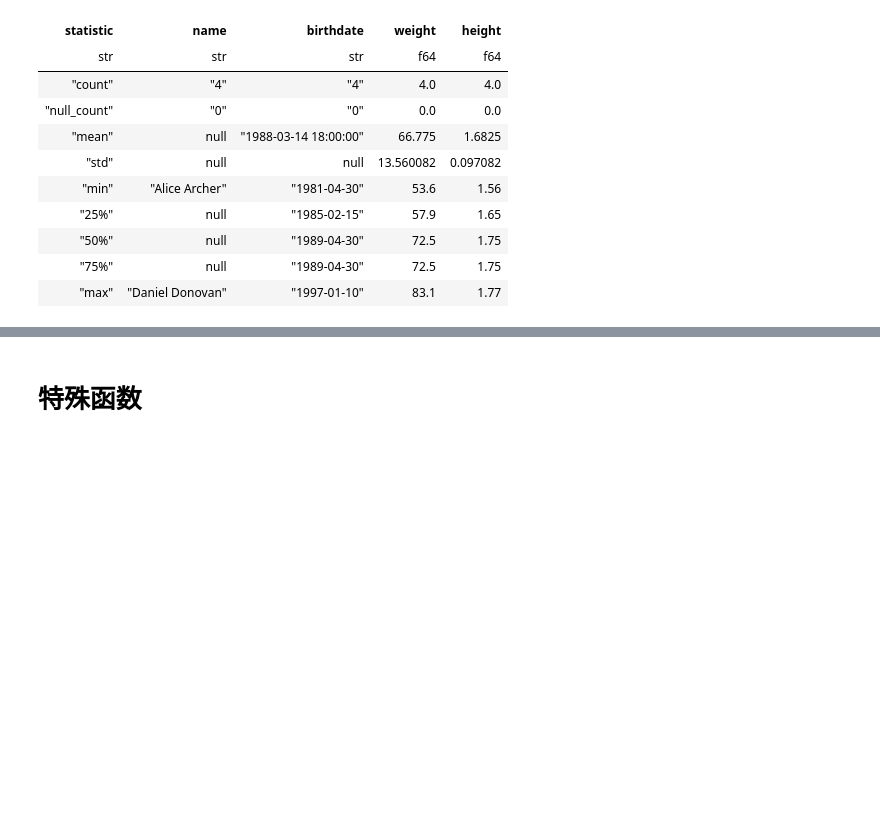
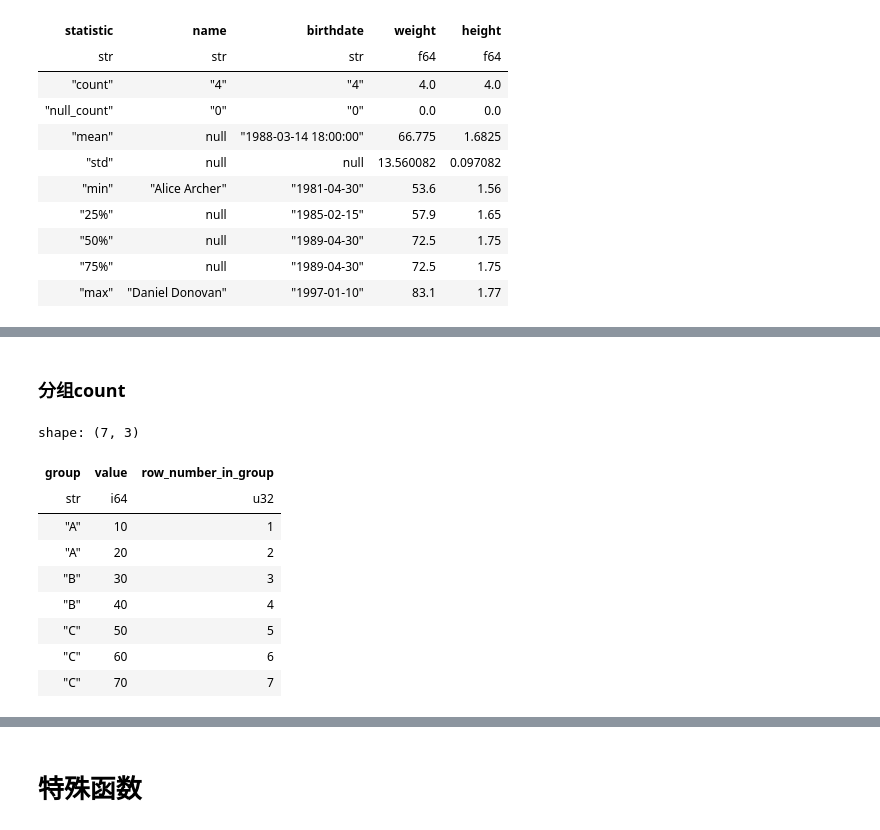
Before and after one commit to iridescentGray/self-learn-python-project, a Jupyter notebook: data_analysis/polars_api/DataFrame/base.ipynb, the cells around one changed output, grey strips where cells are left out. Saved outputs shown, nothing was run; the diff lists cells and outputs as text; code cells hidden in the pictures; blank space fills up the shorter version.

```diff
--- a/data_analysis/polars_api/DataFrame/base.ipynb
+++ b/data_analysis/polars_api/DataFrame/base.ipynb
@@ -835,0 +882,18 @@ shape: (9, 5)
+# %% [markdown]
+### 分组count
+# %%
+df_result = df.with_columns(
+    pl.col("value").cum_count().alias("row_number_in_group")
+)
+df_result
+# %% [output]
+shape: (7, 3)
+| group | value | row_number_in_group |
+| str | i64 | u32 |
+| "A" | 10 | 1 |
+| "A" | 20 | 2 |
+| "B" | 30 | 3 |
+| "B" | 40 | 4 |
+| "C" | 50 | 5 |
+| "C" | 60 | 6 |
+| "C" | 70 | 7 |
```
Also changed, not shown: parts of 12 cells of this notebook.
